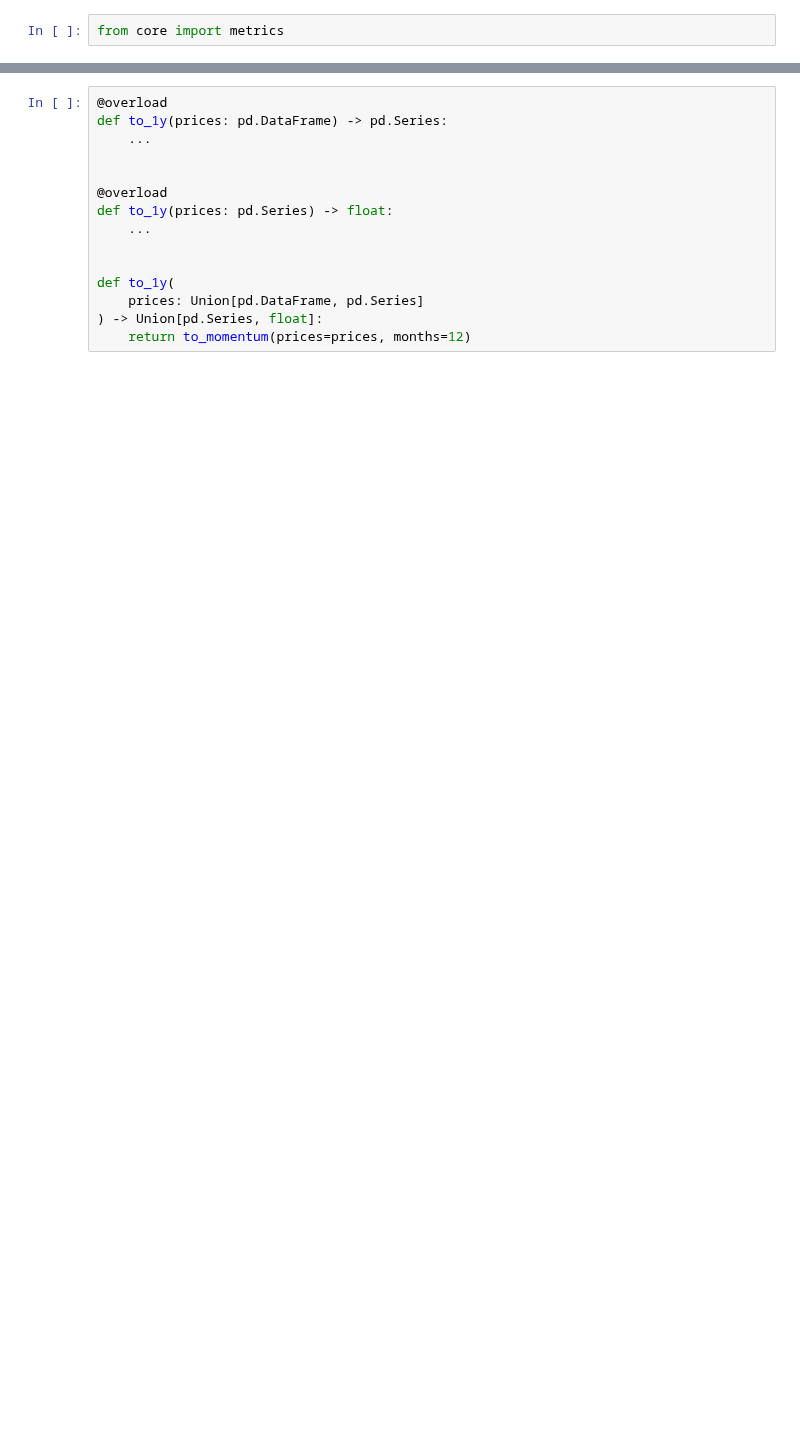
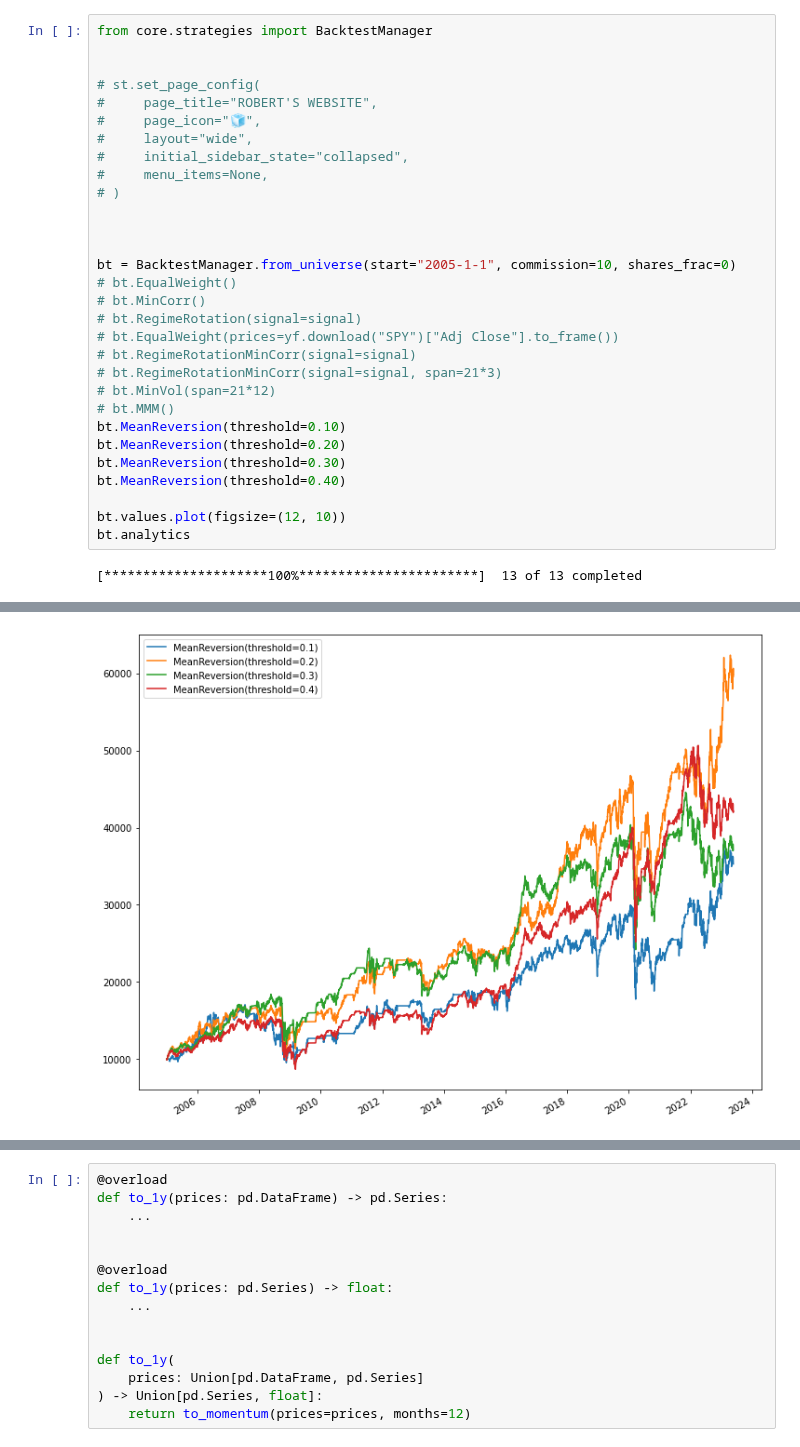
Before and after one commit to HTF1125/RobertLab, a Jupyter notebook: src/test.ipynb, the cells around one changed output, grey strips where cells are left out. Saved outputs shown, nothing was run; the diff lists cells and outputs as text; blank space fills up the shorter version.

```diff
--- a/src/test.ipynb
+++ b/src/test.ipynb
@@ -37,2 +20,32 @@ bt.analytics
-# %%
-from core import metrics
+# %%
+from core.strategies import BacktestManager
+
+
+# st.set_page_config(
+#     page_title="ROBERT'S WEBSITE",
+#     page_icon="🧊",
+#     layout="wide",
+#     initial_sidebar_state="collapsed",
+#     menu_items=None,
+# )
+
+
+
+bt = BacktestManager.from_universe(start="2005-1-1", commission=10, shares_frac=0)
+# bt.EqualWeight()
+# bt.MinCorr()
+# bt.RegimeRotation(signal=signal)
+# bt.EqualWeight(prices=yf.download("SPY")["Adj Close"].to_frame())
+# bt.RegimeRotationMinCorr(signal=signal)
+# bt.RegimeRotationMinCorr(signal=signal, span=21*3)
+# bt.MinVol(span=21*12)
+# bt.MMM()
+bt.MeanReversion(threshold=0.10)
+bt.MeanReversion(threshold=0.20)
+bt.MeanReversion(threshold=0.30)
+bt.MeanReversion(threshold=0.40)
+
+bt.values.plot(figsize=(12, 10))
+bt.analytics
+# %% [output]
+[*********************100%***********************]  13 of 13 completed
@@ -38,0 +66 @@ from core import metrics
+[figure, added]
```
Also changed, not shown: parts of 15 cells of this notebook, 6 other files.
